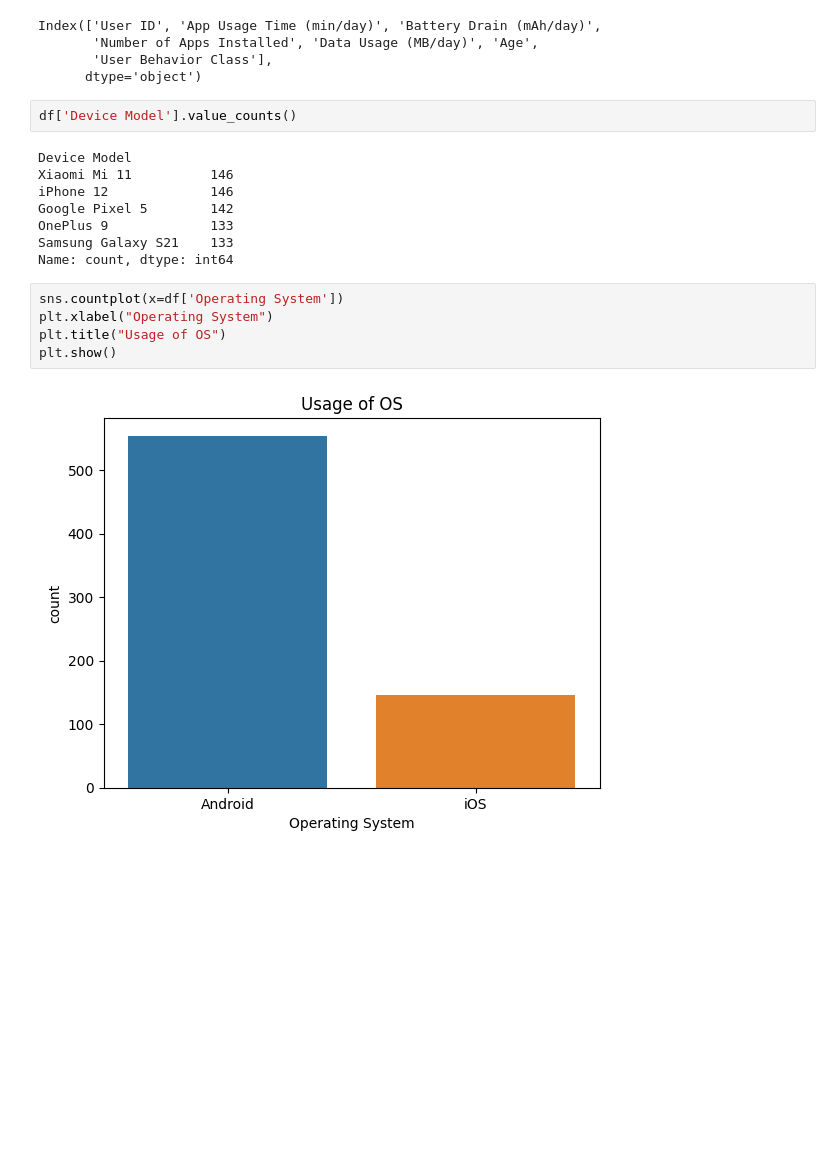
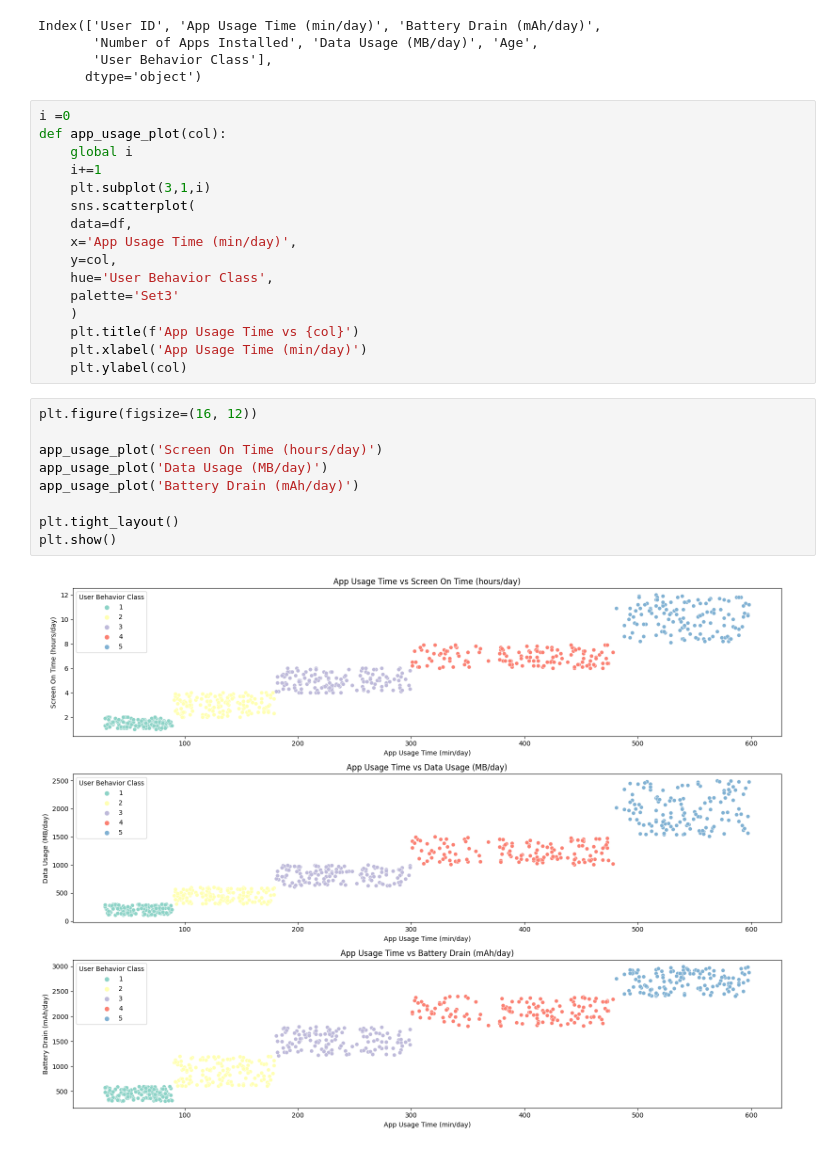
Before and after one commit to PARTHIBAN-007/Kaggle, a Jupyter notebook: Mobile Battery Usage.ipynb, the cells around one changed output. Saved outputs shown, nothing was run; the diff lists cells and outputs as text; blank space fills up the shorter version.

```diff
--- a/Mobile Battery Usage.ipynb
+++ b/Mobile Battery Usage.ipynb
@@ -45,20 +47,30 @@ Index(['User ID', 'App Usage Time (min/day)', 'Battery Drain (mAh/day)',
        'Number of Apps Installed', 'Data Usage (MB/day)', 'Age',
        'User Behavior Class'],
       dtype='object')
-# %%
-df['Device Model'].value_counts()
-# %% [output]
-Device Model
-Xiaomi Mi 11          146
-iPhone 12             146
-Google Pixel 5        142
-OnePlus 9             133
-Samsung Galaxy S21    133
-Name: count, dtype: int64
-# %%
-sns.countplot(x=df['Operating System'])
-plt.xlabel("Operating System")
-plt.title("Usage of OS")
-plt.show()
-# %% [output]
-[figure, removed]
+# %%
+i =0
+def app_usage_plot(col):
+    global i
+    i+=1
+    plt.subplot(3,1,i)
+    sns.scatterplot(
+    data=df,
+    x='App Usage Time (min/day)',
+    y=col,
+    hue='User Behavior Class',
+    palette='Set3'
+    )
+    plt.title(f'App Usage Time vs {col}')
+    plt.xlabel('App Usage Time (min/day)')
+    plt.ylabel(col)
+# %%
+plt.figure(figsize=(16, 12))
+
+app_usage_plot('Screen On Time (hours/day)')
+app_usage_plot('Data Usage (MB/day)')
+app_usage_plot('Battery Drain (mAh/day)')
+
+plt.tight_layout()
+plt.show()
+# %% [output]
+[figure, added]
```
Also changed, not shown: parts of 8 cells of this notebook.
